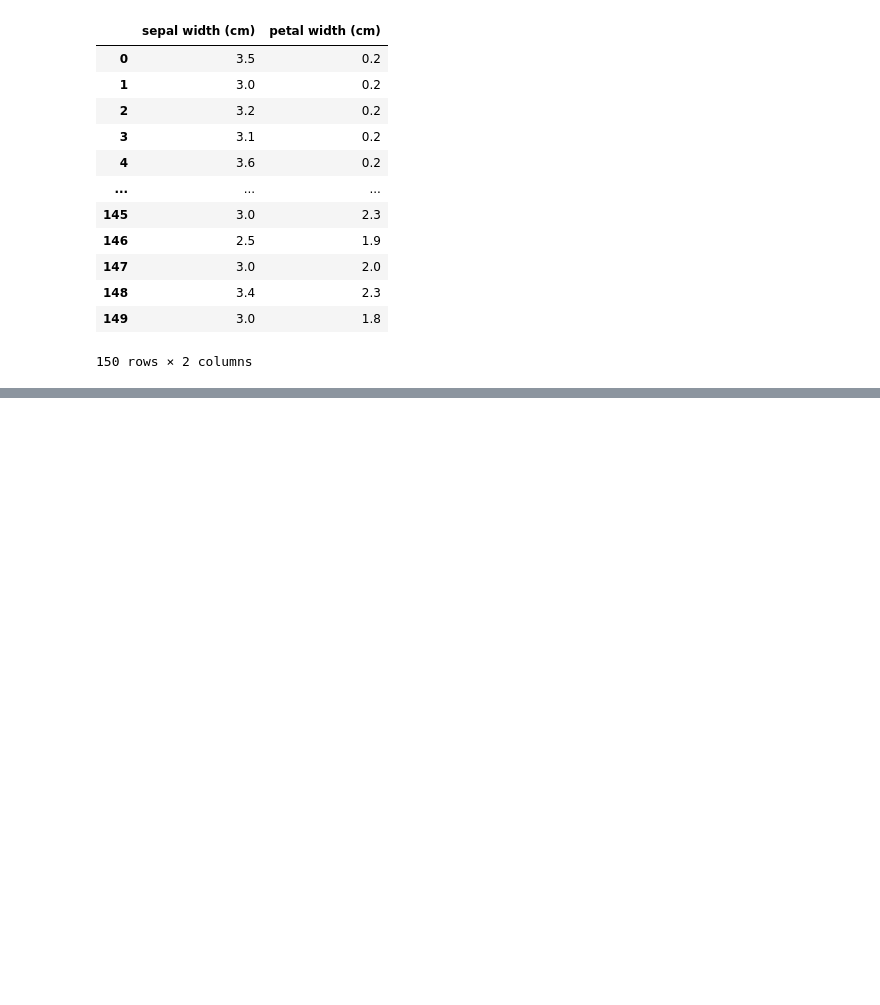
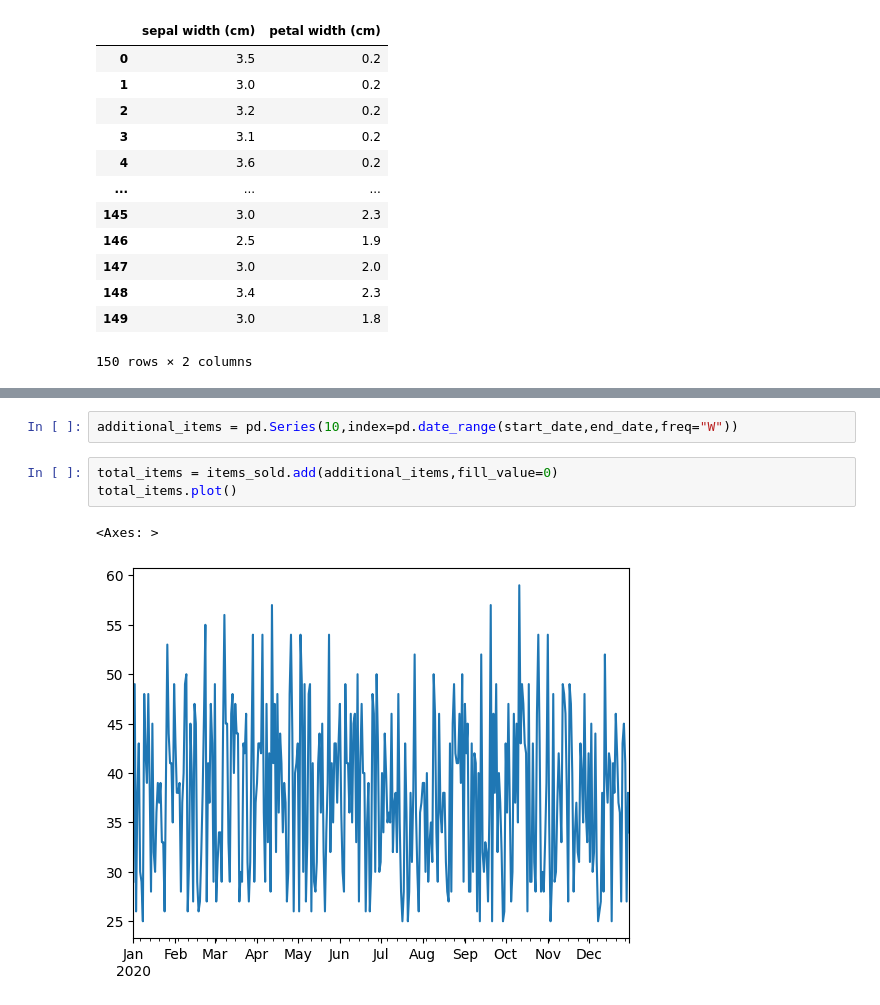
Before and after one commit to siddik11803-IIITH/SMAI-Tutorial, a Jupyter notebook: pandas.ipynb, the cells around one changed output, grey strips where cells are left out. Drawn from its saved outputs; the diff is of its cells as text; blank space fills up the shorter version.

```diff
--- a/pandas.ipynb
+++ b/pandas.ipynb
@@ -137,0 +152,8 @@ df_2.drop(columns=['petal length (cm)', 'sepal length (cm)'])
+# %%
+additional_items = pd.Series(10,index=pd.date_range(start_date,end_date,freq="W"))
+# %%
+total_items = items_sold.add(additional_items,fill_value=0)
+total_items.plot()
+# %% [output]
+<Axes: >
+[figure, added]
```
Also changed, not shown: parts of 9 cells of this notebook, 1 other file.
